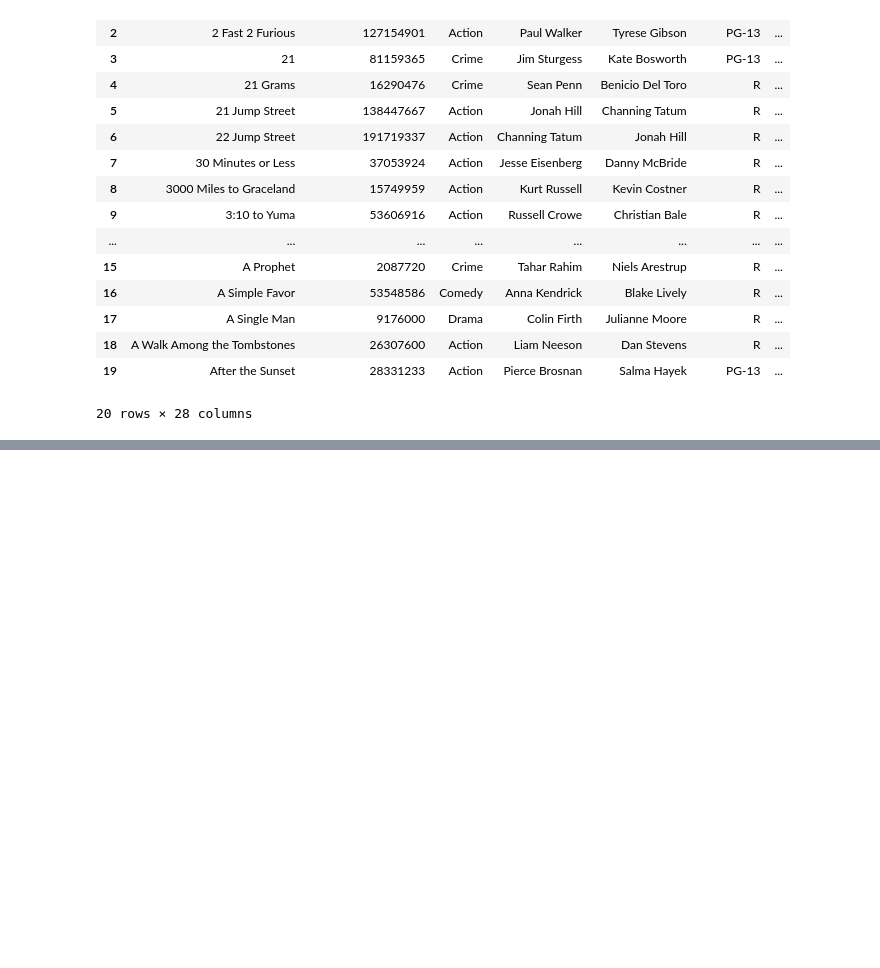
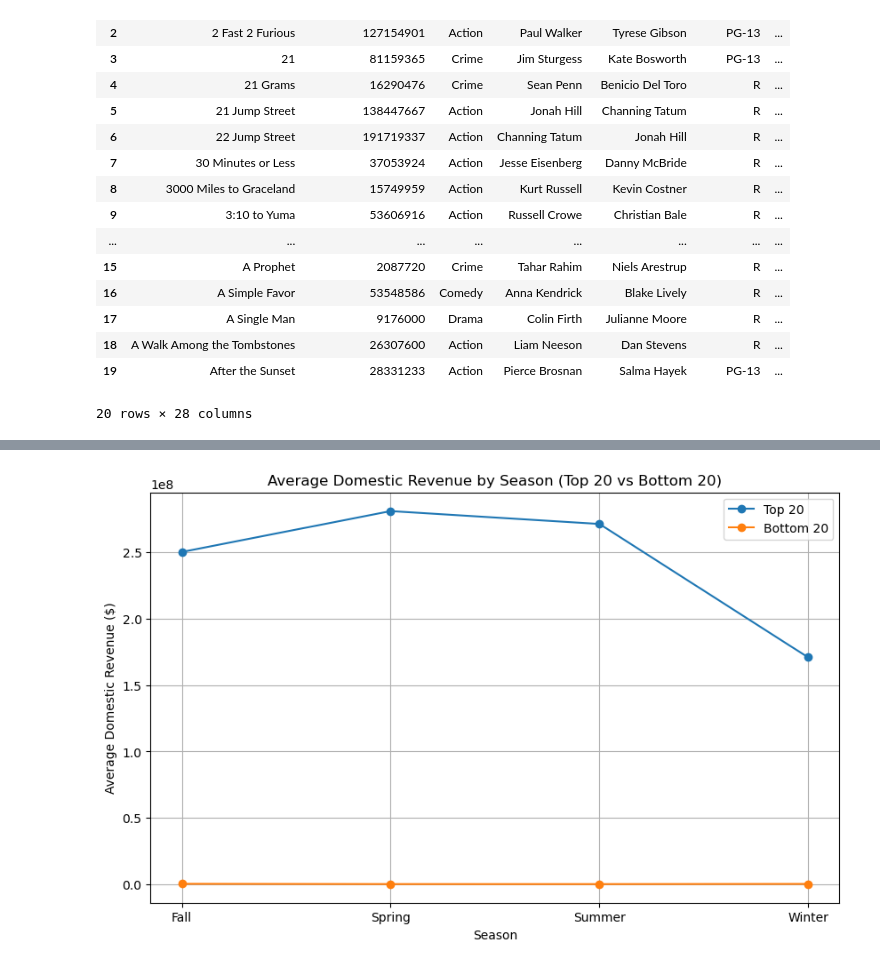
Before and after one commit to Armand57araujo/i-tickets, a Jupyter notebook: pythonnotebook.ipynb, the cells around one changed output, grey strips where cells are left out. Drawn from its saved outputs; the diff is of its cells as text; code cells hidden in the pictures; blank space fills up the shorter version.

Commit message:
added charts

```diff
--- a/pythonnotebook.ipynb
+++ b/pythonnotebook.ipynb
@@ -2337,0 +2384,3 @@ merged_movies_weather_df.head(20)
+# %%
+top_twenty_movies_df = top_twenty_movies_df.dropna()
+top_twenty_movies_df
@@ -2337,0 +2406,4 @@ merged_movies_weather_df.head(20)
+# %%
+#create a dataframe of the lowest grossing films between 2000-2020
+lowest_grossing_movies_df = merged_movies_weather_df.sort_values(by='Domestic Revenue ($)', ascending=True)
+lowest_grossing_movies_df.head(20)
@@ -2337,0 +2429,4 @@ merged_movies_weather_df.head(20)
+# %%
+#save lowest_grossing_movies_df to a dataframe
+bottom_twenty_movies_df = lowest_grossing_movies_df.head(20)
+bottom_twenty_movies_df
@@ -2337,0 +2452,3 @@ merged_movies_weather_df.head(20)
+# %%
+bottom_twenty_movies_df = bottom_twenty_movies_df.dropna()
+bottom_twenty_movies_df
@@ -2337,0 +2474,38 @@ merged_movies_weather_df.head(20)
+# %%
+# Assuming you have top_twenty_movies_df and bottom_twenty_movies_df with 'Release Date' and 'Domestic Revenue ($)' columns
+
+# 1. Function to determine the season based on the month (same as before)
+def get_season(date):
+    month = date.month
+    if month in [3, 4, 5]:
+        return 'Spring'
+    elif month in [6, 7, 8]:
+        return 'Summer'
+    elif month in [9, 10, 11]:
+        return 'Fall'
+    else:
+        return 'Winter'
+
+# 2. Function to process a DataFrame and get seasonal revenue
+def get_seasonal_revenue(df):
+    df['Release Date'] = pd.to_datetime(df['Release Date'])  # Convert to datetime
+    df['Season'] = df['Release Date'].apply(get_season)  # Add 'Season' column
+    seasonal_revenue = df.groupby('Season')['Domestic Revenue ($)'].mean().reset_index()  # Calculate average revenue
+    return seasonal_revenue
+
+# 3. Get seasonal revenue for top and bottom 20 movies
+top_seasonal_revenue = get_seasonal_revenue(top_twenty_movies_df.copy())  # Use copy to avoid modifying original DataFrame
+bottom_seasonal_revenue = get_seasonal_revenue(bottom_twenty_movies_df.copy())
+
+# 4. Plot the line graph
+plt.figure(figsize=(10, 6))
+plt.plot(top_seasonal_revenue['Season'], top_seasonal_revenue['Domestic Revenue ($)'], marker='o', label='Top 20')
+plt.plot(bottom_seasonal_revenue['Season'], bottom_seasonal_revenue['Domestic Revenue ($)'], marker='o', label='Bottom 20')
+plt.xlabel('Season')
+plt.ylabel('Average Domestic Revenue ($)')
+plt.title('Average Domestic Revenue by Season (Top 20 vs Bottom 20)')
+plt.legend()
+plt.grid(True)
+plt.show()
+# %% [output]
+[figure, added]
```
Also changed, not shown: parts of 33 cells of this notebook.
